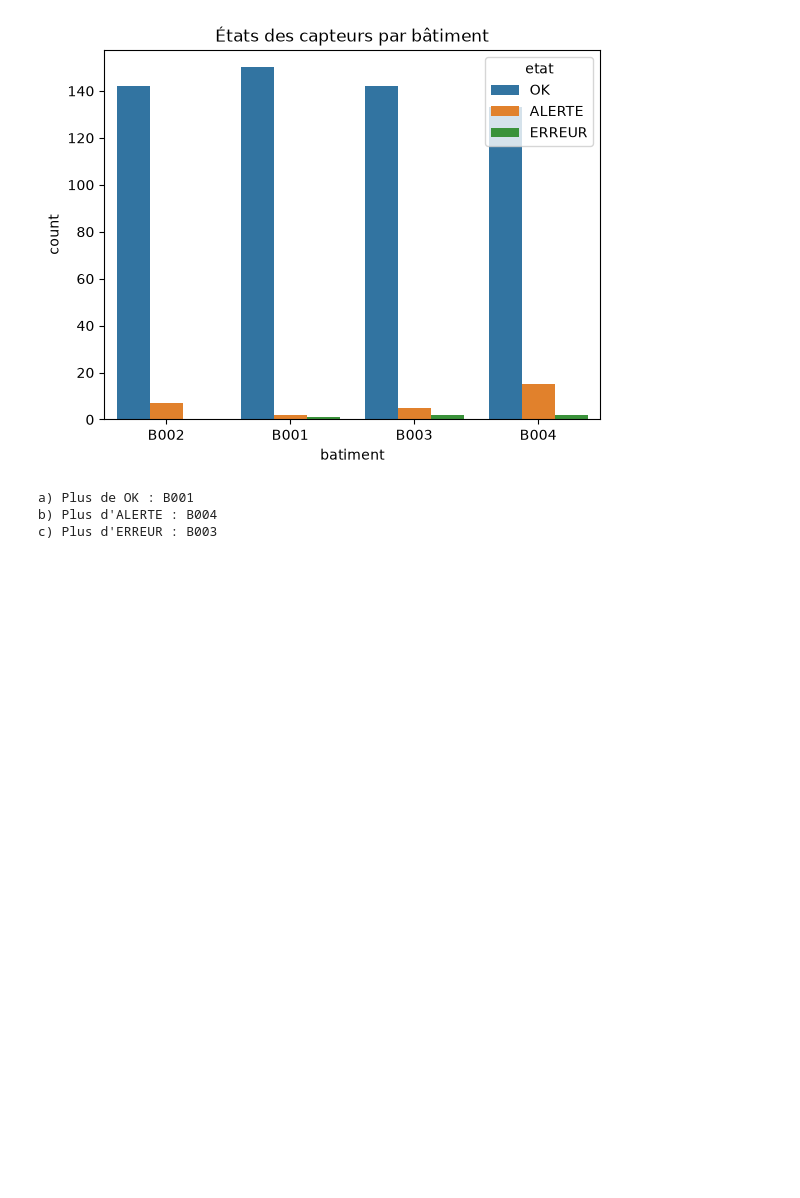
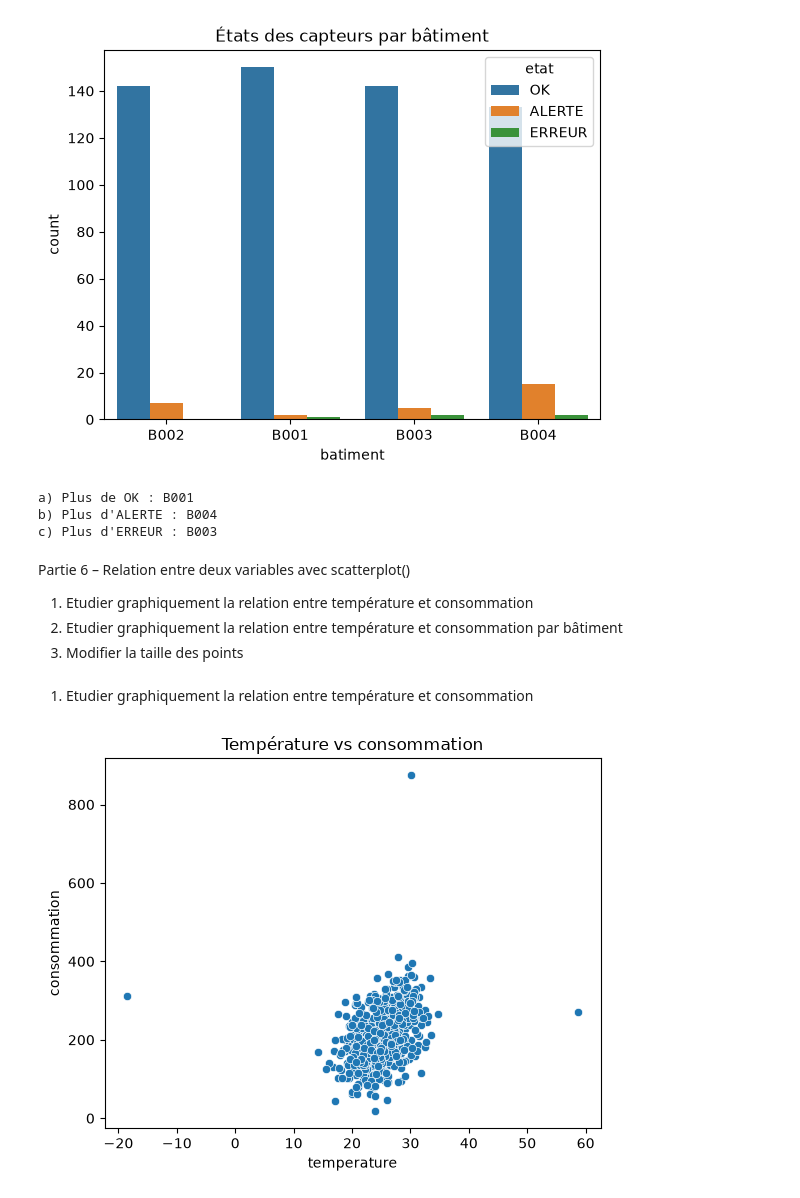
Before and after one commit to yohanfredyh/atelier_seaborn, a Jupyter notebook: notebooks/atelier_seaborn_iot.ipynb, the cells around one changed output. Saved outputs shown, nothing was run; the diff lists cells and outputs as text; code cells hidden in the pictures; blank space fills up the shorter version.

Commit message:
partie 5 et partie 6

```diff
--- a/notebooks/atelier_seaborn_iot.ipynb
+++ b/notebooks/atelier_seaborn_iot.ipynb
@@ -275,3 +275,16 @@ print("c) Plus d'ERREUR :", tableau_croise["ERREUR"].idxmax())
 a) Plus de OK : B001
 b) Plus d'ALERTE : B004
 c) Plus d'ERREUR : B003
+# %% [markdown]
+Partie 6 – Relation entre deux variables avec scatterplot()
+1) Etudier graphiquement la relation entre température et consommation
+2) Etudier graphiquement la relation entre température et consommation par bâtiment
+3) Modifier la taille des points
+# %% [markdown]
+1) Etudier graphiquement la relation entre température et consommation
+# %%
+sns.scatterplot(data=df, x="temperature", y="consommation")
+plt.title("Température vs consommation")
+plt.show()
+# %% [output]
+[figure, added]
```
Also changed, not shown: parts of 4 cells of this notebook.
